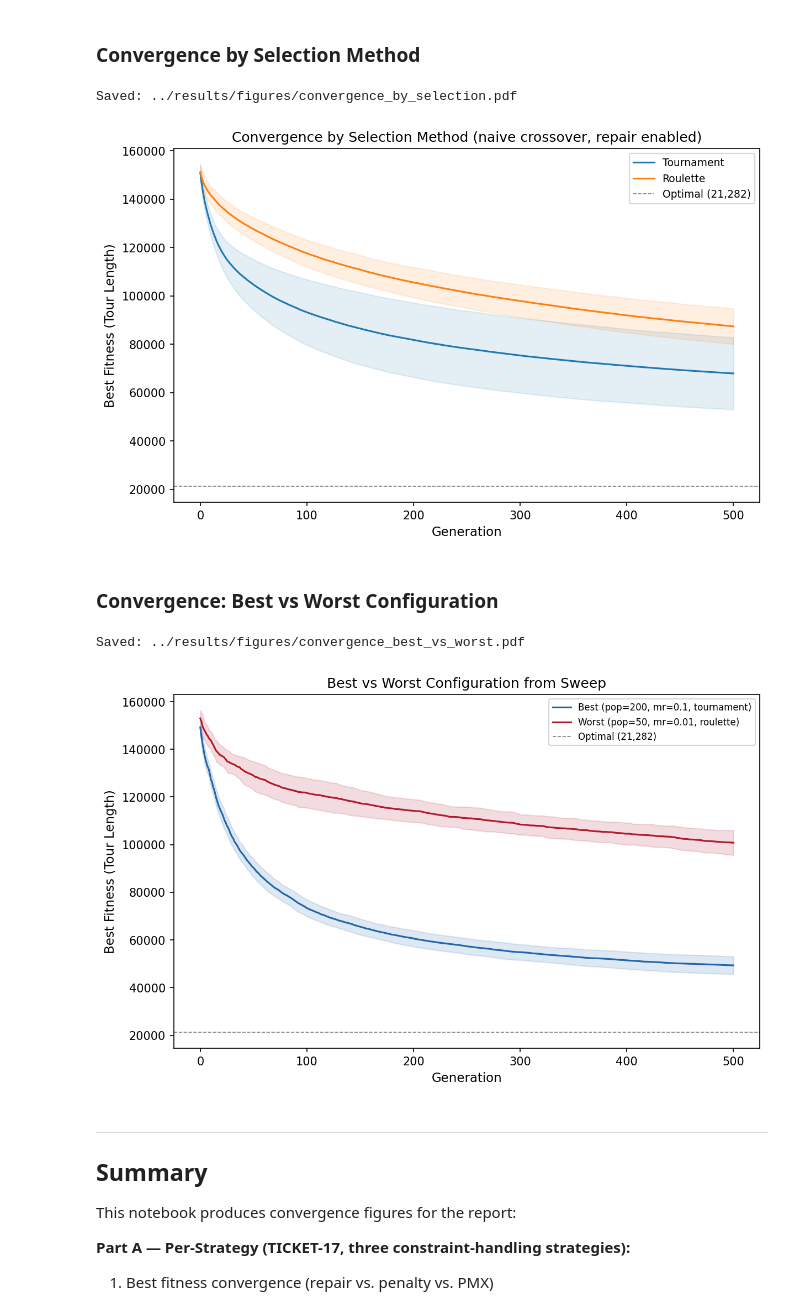
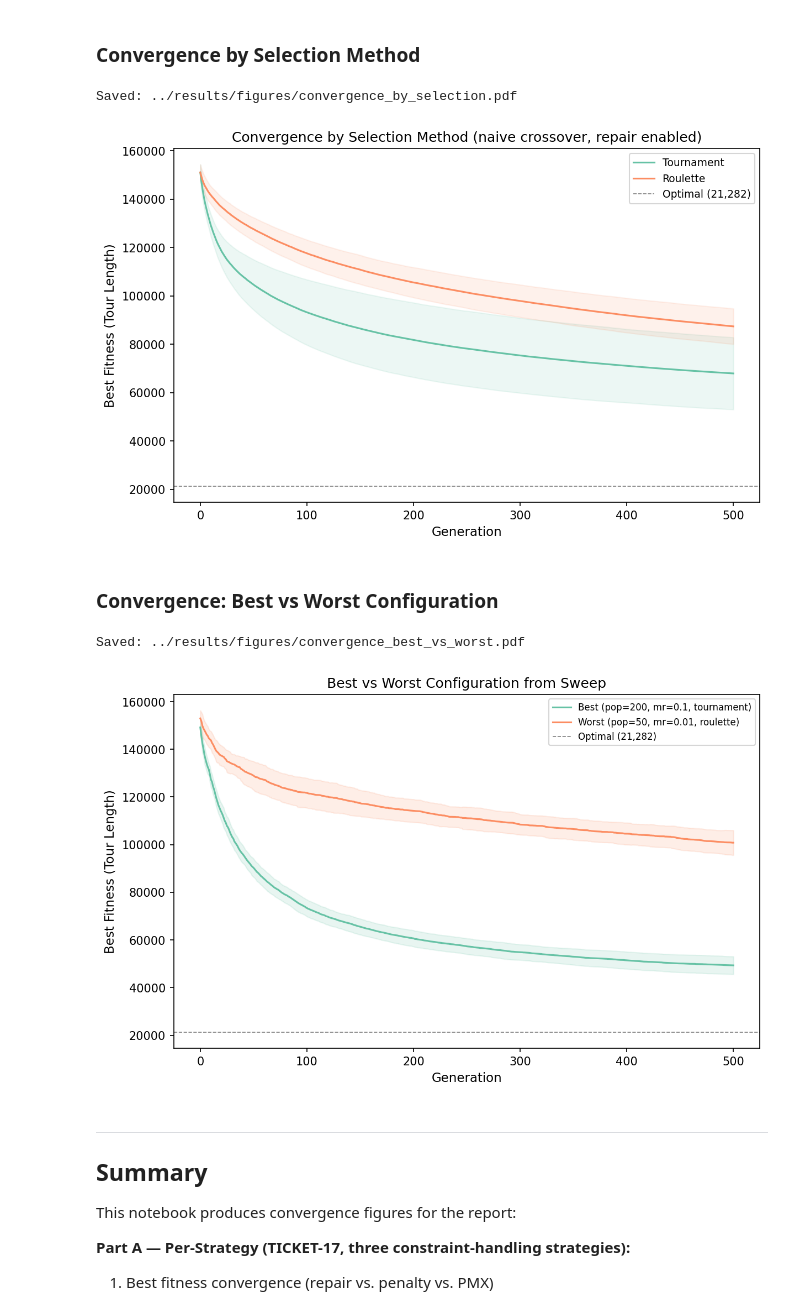
Before and after one commit to ridzuan5757/tc6544-project-2, a Jupyter notebook: notebooks/18_convergence_plots.ipynb, the cells around one changed output. Drawn from its saved outputs; the diff is of its cells as text; code cells hidden in the pictures.

```diff
--- a/notebooks/18_convergence_plots.ipynb
+++ b/notebooks/18_convergence_plots.ipynb
@@ -124,9 +127,9 @@ Loaded 45,090 rows across 3 strategies
 ### Per-Strategy: Best Fitness Convergence
 # %%
 STRATEGY_STYLE = {
-    "repair": {"color": "#2166ac", "label": "Repair (random insertion)"},
-    "penalty": {"color": "#1b7837", "label": "Penalty (weight=50,000)"},
-    "pmx": {"color": "#762a83", "label": "PMX (feasibility-preserving)"},
+    "repair":  {"color": SET2[0], "label": "Repair (random insertion)"},
+    "penalty": {"color": SET2[1], "label": "Penalty (weight=50,000)"},
+    "pmx":     {"color": SET2[2], "label": "PMX (feasibility-preserving)"},
 }
 
 fig, ax = plt.subplots()
@@ -282,7 +285,7 @@ def load_sweep_convergence(param_name, param_value):
 ### Convergence by Population Size
 # %%
 fig, ax = plt.subplots()
-colors = {"50": "C0", "100": "C1", "200": "C2"}
+colors = {"50": SET2[0], "100": SET2[1], "200": SET2[2]}
 
 for ps in [50, 100, 200]:
     data = load_sweep_convergence("pop_size", ps)
@@ -308,7 +311,7 @@ Saved: ../results/figures/convergence_by_pop_size.pdf
 ### Convergence by Mutation Rate
 # %%
 fig, ax = plt.subplots()
-colors_mr = {"0.01": "C3", "0.05": "C4", "0.1": "C5"}
+colors_mr = {"0.01": SET2[3], "0.05": SET2[4], "0.1": SET2[5]}
 
 for mr in [0.01, 0.05, 0.1]:
     data = load_sweep_convergence("mutation_rate", mr)
@@ -335,7 +338,7 @@ Saved: ../results/figures/convergence_by_mutation_rate.pdf
 # %%
 fig, ax = plt.subplots()
 
-for method, color in [("tournament", "C0"), ("roulette", "C1")]:
+for method, color in [("tournament", SET2[0]), ("roulette", SET2[1])]:
     data = load_sweep_convergence("selection_method", method)
     agg = data.groupby("generation")["best_fitness"].agg(["mean", "std"]).reset_index()
     ax.plot(agg["generation"], agg["mean"], linewidth=1.5, label=method.capitalize(), color=color)
@@ -354,7 +357,7 @@ print(f"Saved: {path}")
 plt.show()
 # %% [output]
 Saved: ../results/figures/convergence_by_selection.pdf
-[figure, old version]
+[figure, new version]
 # %% [markdown]
 ### Convergence: Best vs Worst Configuration
 # %%
@@ -374,36 +377,36 @@ def load_config_convergence(pop_size, xrate, mrate, sel):
                 frames.append(df)
     return pd.concat(frames, ignore_index=True) if frames else pd.DataFrame()
 
 best_data = load_config_convergence(
     int(best_cfg["pop_size"]), best_cfg["crossover_rate"],
     best_cfg["mutation_rate"], best_cfg["selection_method"])
 worst_data = load_config_convergence(
     int(worst_cfg["pop_size"]), worst_cfg["crossover_rate"],
     worst_cfg["mutation_rate"], worst_cfg["selection_method"])
 
 fig, ax = plt.subplots()
 for data, label, color in [
-    (best_data, f"Best (pop={int(best_cfg['pop_size'])}, mr={best_cfg['mutation_rate']}, {best_cfg['selection_method']})", "#2166ac"),
-    (worst_data, f"Worst (pop={int(worst_cfg['pop_size'])}, mr={worst_cfg['mutation_rate']}, {worst_cfg['selection_method']})", "#b2182b"),
+    (best_data, f"Best (pop={int(best_cfg['pop_size'])}, mr={best_cfg['mutation_rate']}, {best_cfg['selection_method']})", SET2[0]),
+    (worst_data, f"Worst (pop={int(worst_cfg['pop_size'])}, mr={worst_cfg['mutation_rate']}, {worst_cfg['selection_method']})", SET2[1]),
 ]:
     agg = data.groupby("generation")["best_fitness"].agg(["mean", "std"]).reset_index()
     ax.plot(agg["generation"], agg["mean"], linewidth=1.5, label=label, color=color)
     ax.fill_between(agg["generation"], agg["mean"] - agg["std"], agg["mean"] + agg["std"],
                     alpha=0.15, color=color)
 
 ax.axhline(y=OPTIMAL, color="gray", linestyle="--", linewidth=0.8, label=f"Optimal ({OPTIMAL:,})")
 ax.set_xlabel("Generation")
 ax.set_ylabel("Best Fitness (Tour Length)")
 ax.set_title("Best vs Worst Configuration from Sweep")
 ax.legend(fontsize=8)
 
 path = FIGURES_DIR / "convergence_best_vs_worst.pdf"
 fig.savefig(path, dpi=300, bbox_inches="tight")
 print(f"Saved: {path}")
 plt.show()
 # %% [output]
 Saved: ../results/figures/convergence_best_vs_worst.pdf
-[figure, old version]
+[figure, new version]
 # %% [markdown]
 ---
 ## Summary
```
Also changed, not shown: parts of 7 cells of this notebook, 8 other files.
